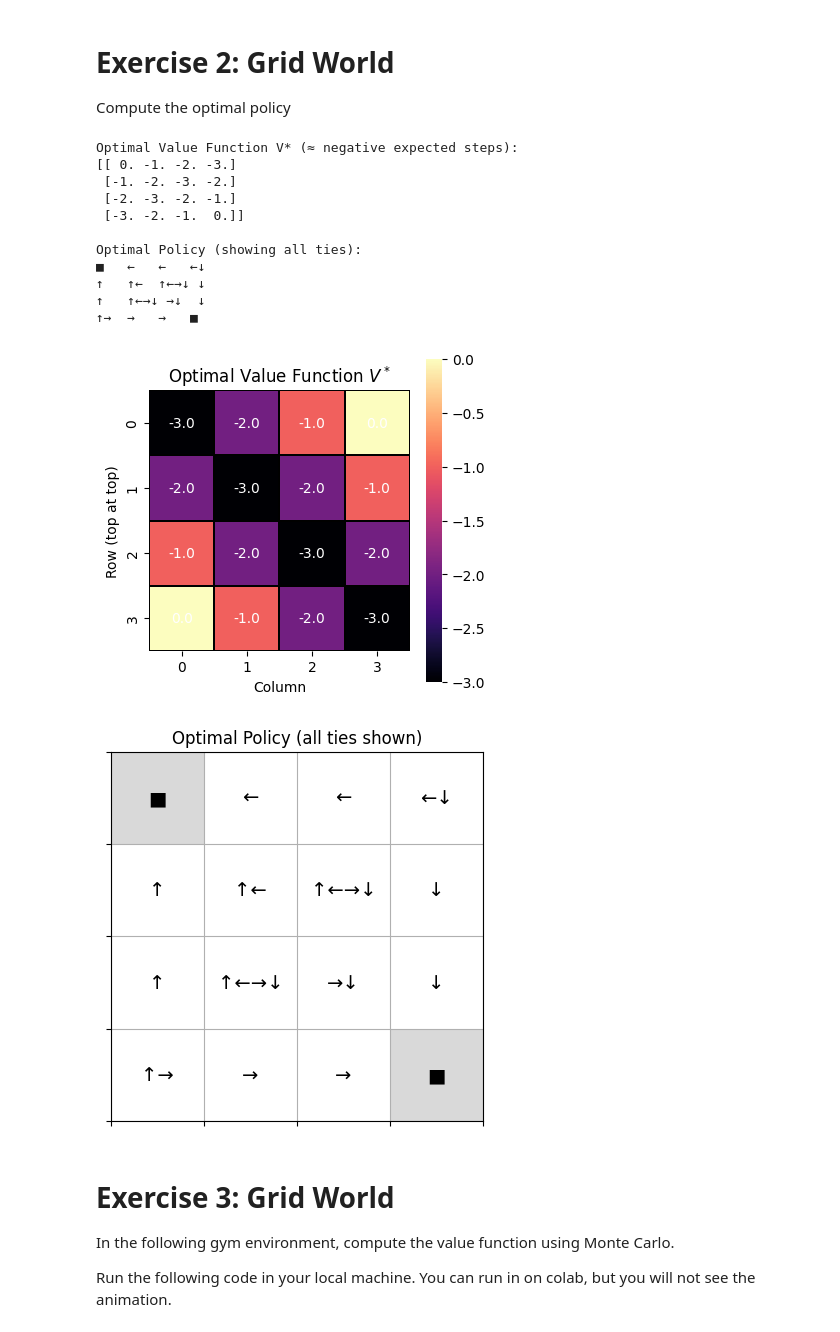
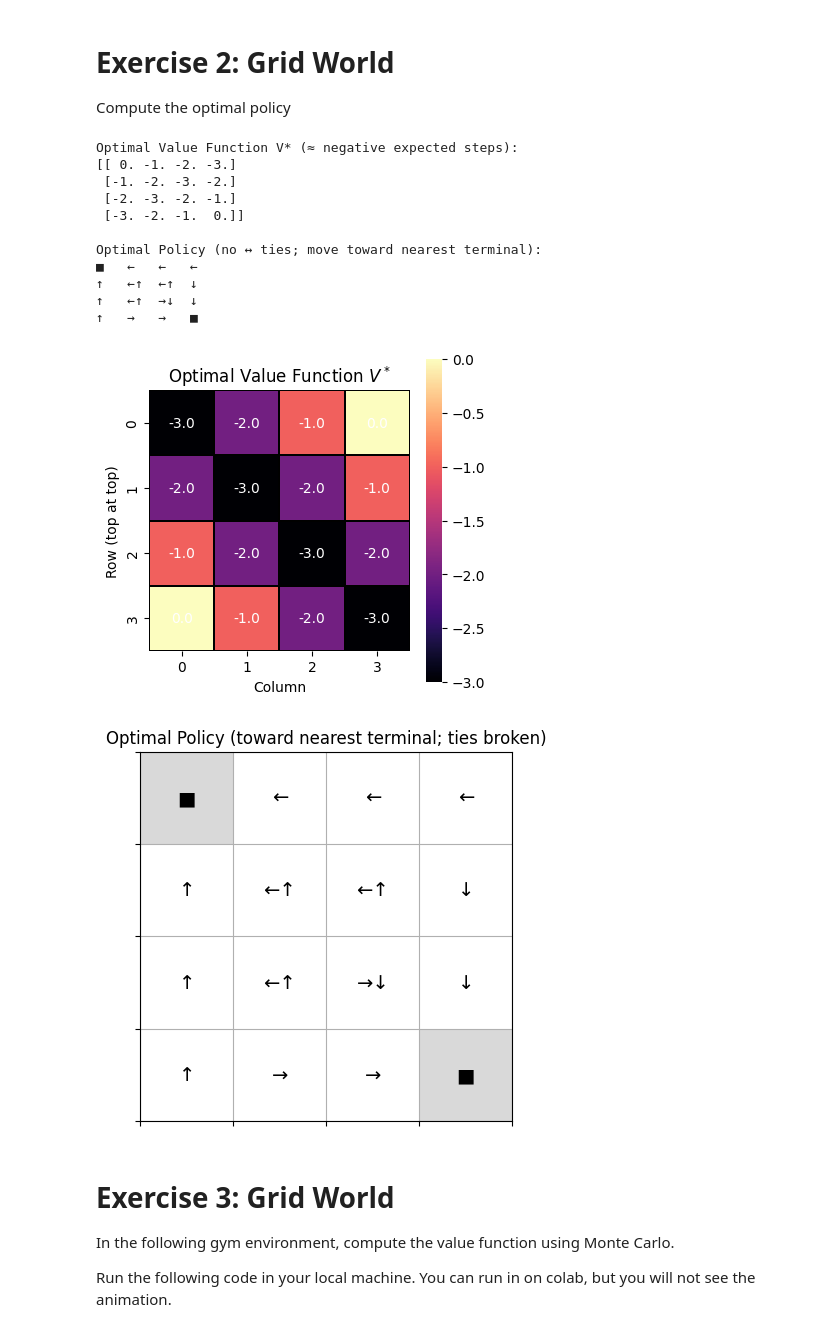
Before and after one commit to ddcreating/RL_code, a Jupyter notebook: lab2_mdp.ipynb, the cells around one changed output. Cells and saved outputs as stored; diff of their text form; code cells hidden in the pictures.

```diff
--- a/lab2_mdp.ipynb
+++ b/lab2_mdp.ipynb
@@ -155,7 +155,10 @@ for s in range(S):
         if manhattan_to_terminal(s_next, target) < d_now:
             candidates.append(a)
 
-    policy[s] = ''.join(arrow[a] for a in ['up','left','right','down'] if a in candidates)
+    order = ['left', 'up', 'right', 'down']
+    policy[s] = ''.join(arrow[a] for a in order if a in candidates)
+
+    # policy[s] = ''.join(arrow[a] for a in ['up','left','right','down'] if a in candidates)
 
 # ====== C) 打印结果 ======
 V_grid = V.reshape(n, n)
@@ -180,39 +183,39 @@ plt.xlabel("Column"); plt.ylabel("Row (top at top)")
 plt.show()
 
 # ====== E) 策略箭头图（终止在左上 & 右下）======
 fig, ax = plt.subplots(figsize=(4.8, 4.8))
 ax.set_xlim(0, n); ax.set_ylim(0, n)
 ax.set_xticks(np.arange(n+1)); ax.set_yticks(np.arange(n+1))
 ax.grid(True, which='both')
 
 # 终止格子：左上(0)、右下(15)
 for term in terminal_states:
     r, c = divmod(term, n)
     ax.add_patch(plt.Rectangle((c, n-1-r), 1, 1, facecolor='0.85', edgecolor='none'))
 
 # 在每个格子中心写入箭头
 for s in range(S):
     r, c = divmod(s, n)
     ax.text(c + 0.5, n - 1 - r + 0.5, policy[s],
             ha='center', va='center', fontsize=14)
 
 ax.set_xticklabels([]); ax.set_yticklabels([])
 plt.title("Optimal Policy (toward nearest terminal; ties broken)")
 plt.show()
 # %% [output]
 Optimal Value Function V* (≈ negative expected steps):
 [[ 0. -1. -2. -3.]
  [-1. -2. -3. -2.]
  [-2. -3. -2. -1.]
  [-3. -2. -1.  0.]]
 
-Optimal Policy (showing all ties):
-■   ←   ←   ←↓
-↑   ↑←  ↑←→↓ ↓
-↑   ↑←→↓ →↓  ↓
-↑→  →   →   ■
+Optimal Policy (no ↔ ties; move toward nearest terminal):
+■   ←   ←   ←
+↑   ←↑  ←↑  ↓
+↑   ←↑  →↓  ↓
+↑   →   →   ■
 [figure]
-[figure, old version]
+[figure, new version]
 # %% [markdown]
 # Exercise 3: Grid World
 In the following gym environment, compute the value function using Monte Carlo.
```
